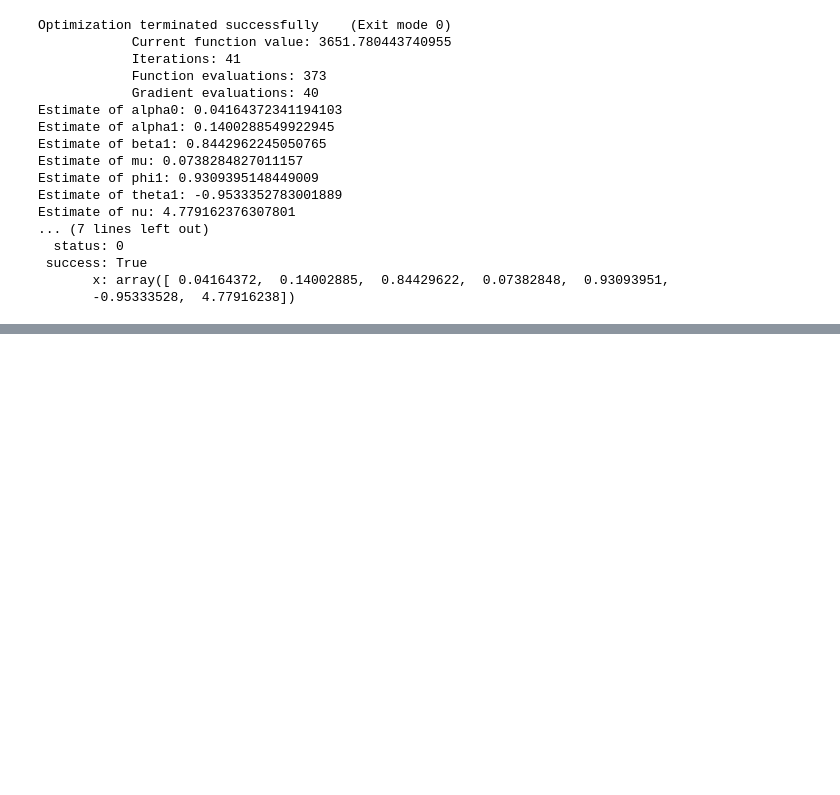
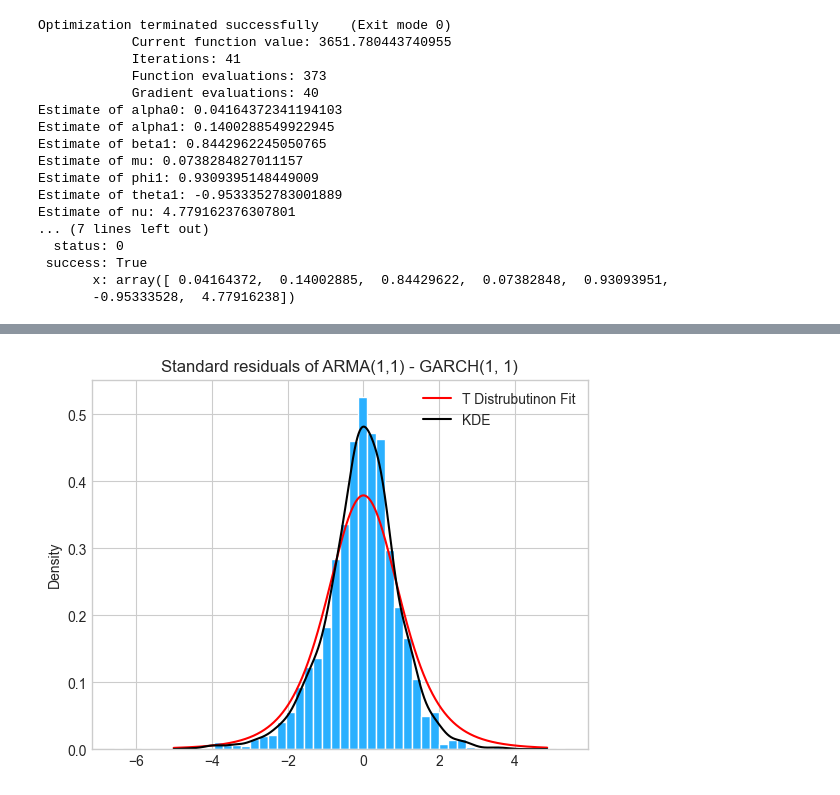
Before and after one commit to georgec123/qrm, a Jupyter notebook: src/q1.ipynb, the cells around one changed output, grey strips where cells are left out. Saved outputs shown, nothing was run; the diff lists cells and outputs as text; code cells hidden in the pictures; blank space fills up the shorter version.

Commit message:
hist for q1v

```diff
--- a/src/q1.ipynb
+++ b/src/q1.ipynb
@@ -314,0 +311,21 @@ plt.savefig('./plots/q1/Q1E4.png')
+# %%
+
+dist=t(df=sol_loglikelihood.x[6])
+
+x = np.linspace(std_residuals.mean() - 5*std_residuals.std(), std_residuals.mean() + 5*std_residuals.std(), 1001)
+kde = ss.gaussian_kde(model_fit.std_resid)
+
+x = np.linspace(std_residuals.mean() - 5*std_residuals.std(), std_residuals.mean() + 5*std_residuals.std(), 1001)
+t_dist = dist.pdf(x)
+
+
+plt.plot(x, t_dist, label= 'T Distrubutinon Fit', color='red');
+plt.plot(x, kde(x), label='KDE', color='k');
+plt.hist(std_residuals, bins=50, density=True,facecolor='#2ab0ff', edgecolor='white');
+plt.ylabel('Density')
+plt.title("Standard residuals of ARMA(1,1) - GARCH(1, 1)")
+
+plt.legend()
+plt.savefig('plots/q1/Q1E2.png'); plt.show()
+# %% [output]
+[figure, added]
```
Also changed, not shown: parts of 3 cells of this notebook, 3 other files.
